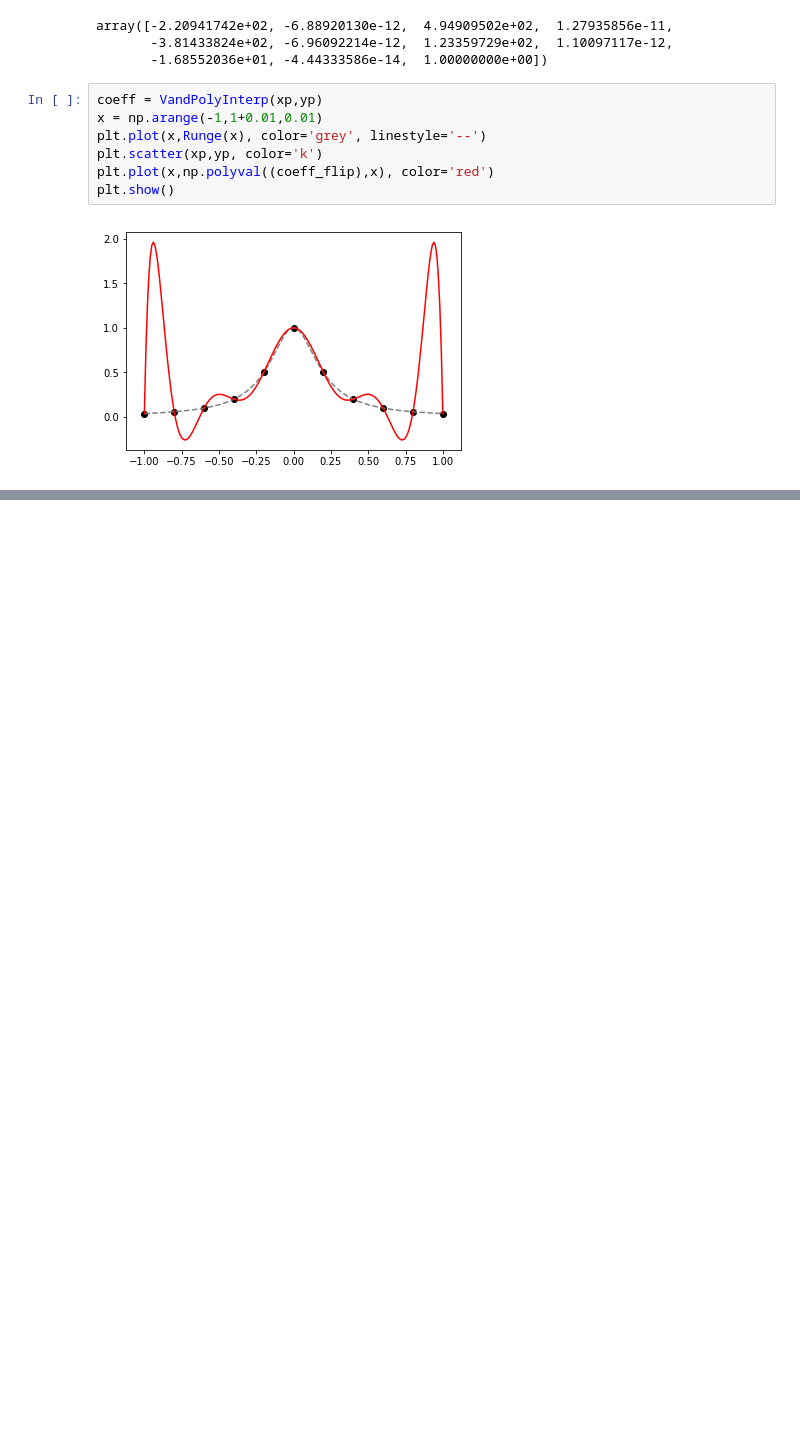
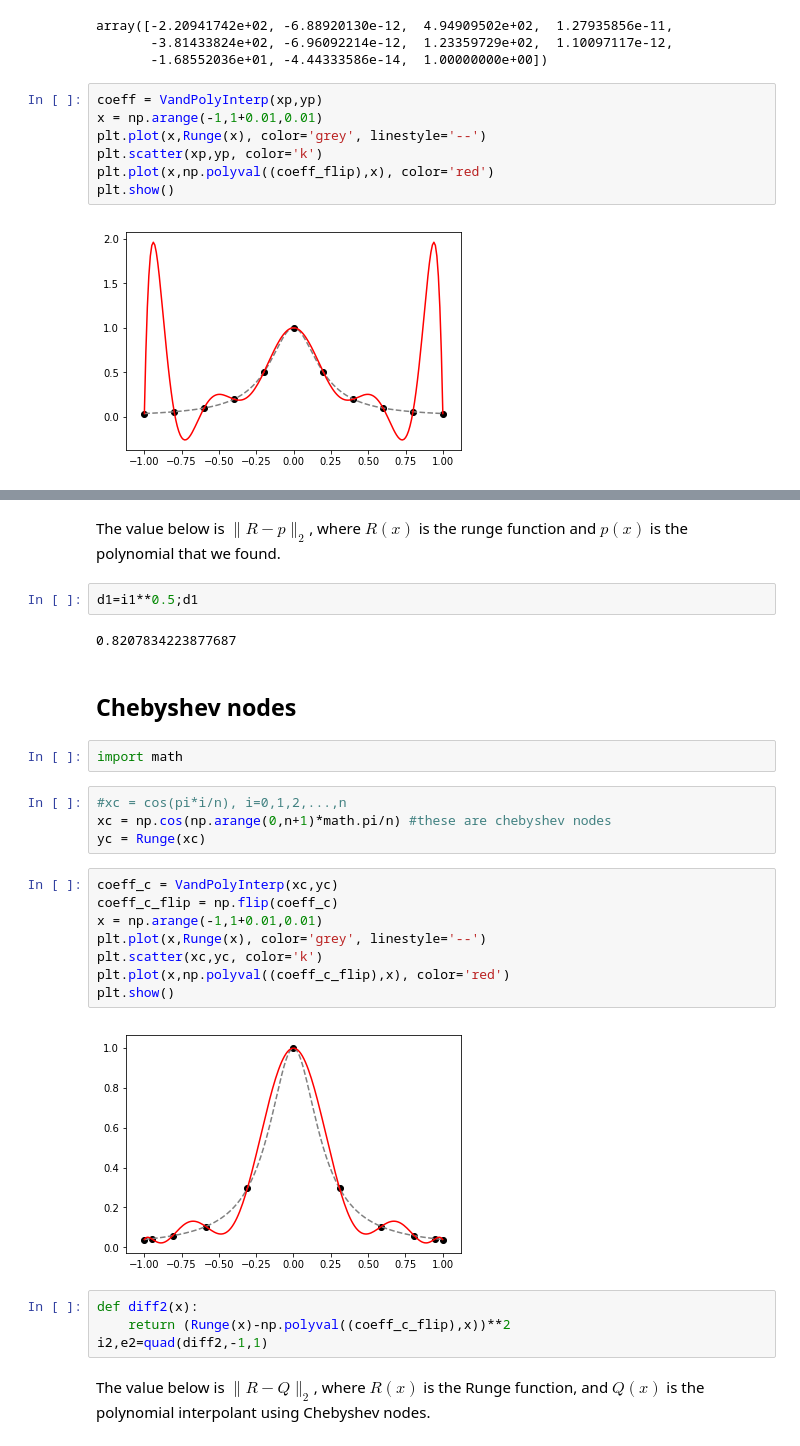
Before and after one commit to Numerical-Analysis/Spr2020Math377, a Jupyter notebook: nbs/PolyInterp.ipynb, the cells around one changed output, grey strips where cells are left out. Drawn from its saved outputs; the diff is of its cells as text; blank space fills up the shorter version.

```diff
--- a/nbs/PolyInterp.ipynb
+++ b/nbs/PolyInterp.ipynb
@@ -85,0 +103,30 @@ plt.show()
+# %% [markdown]
+The value below is $\|R-p\|_2$, where $R(x)$ is the runge function and $p(x)$ is the polynomial that we found.
+# %%
+d1=i1**0.5;d1
+# %% [output]
+0.8207834223877687
+# %% [markdown]
+## Chebyshev nodes
+# %%
+import math
+# %%
+#xc = cos(pi*i/n), i=0,1,2,...,n
+xc = np.cos(np.arange(0,n+1)*math.pi/n) #these are chebyshev nodes
+yc = Runge(xc)
+# %%
+coeff_c = VandPolyInterp(xc,yc)
+coeff_c_flip = np.flip(coeff_c)
+x = np.arange(-1,1+0.01,0.01)
+plt.plot(x,Runge(x), color='grey', linestyle='--')
+plt.scatter(xc,yc, color='k')
+plt.plot(x,np.polyval((coeff_c_flip),x), color='red')
+plt.show()
+# %% [output]
+[figure, added]
+# %%
+def diff2(x):
+    return (Runge(x)-np.polyval((coeff_c_flip),x))**2
+i2,e2=quad(diff2,-1,1)
+# %% [markdown]
+The value below is $\|R-Q\|_2$, where $R(x)$ is the Runge function, and $Q(x)$ is the polynomial interpolant using Chebyshev nodes.
```
Also changed, not shown: parts of 7 cells of this notebook.
